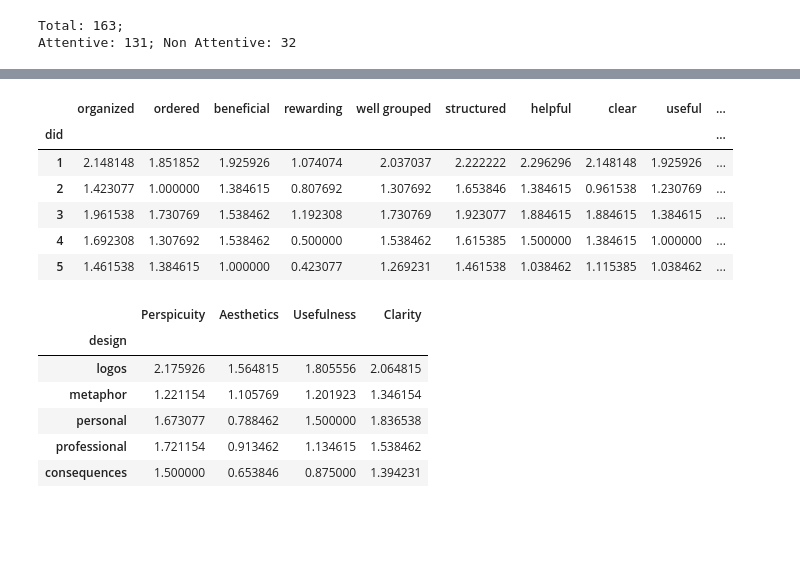
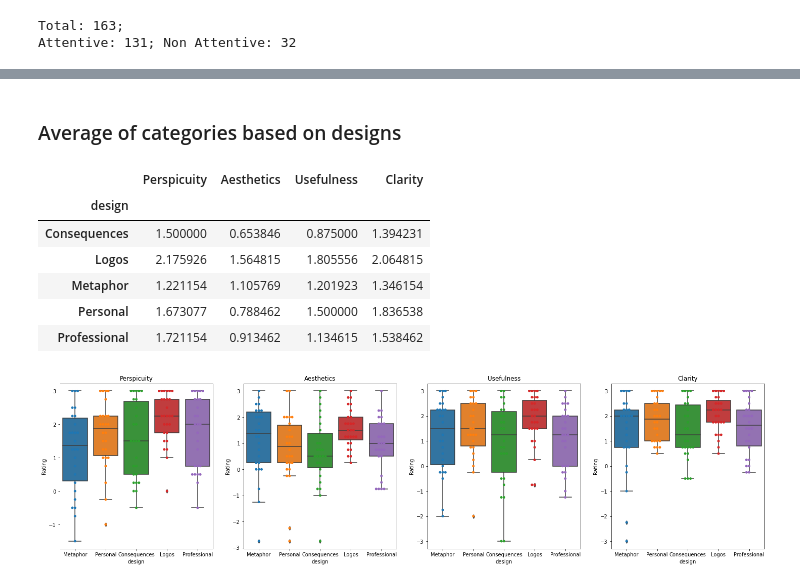
Before and after one commit to rizupaudel/designStudy, a Jupyter notebook: priming/analysis/quest.ipynb, the cells around one changed output, grey strips where cells are left out. Saved outputs shown, nothing was run; the diff lists cells and outputs as text; code cells hidden in the pictures; blank space fills up the shorter version.

```diff
--- a/priming/analysis/quest.ipynb
+++ b/priming/analysis/quest.ipynb
@@ -50,0 +45,11 @@ display(quest.describe())
+# %%
+cats = {}
+for k, v in quest_map.items():
+    temp = quest[v]
+    cats[k] = temp.mean(axis=1).to_dict()
+quest = pd.DataFrame(cats)
+quest['did'] = dids
+quest['design'] = quest['did'].apply(lambda x: get_design(x))
+quest.drop('did', axis=1, inplace=True)
+display(quest)
+display(quest.describe())
@@ -51,31 +79,23 @@ display(quest.describe())
+# %% [markdown]
+### Average of categories based on designs
 # %%
-quest['did'] = dids
-did_quest = quest.groupby('did').mean()
+did_quest = quest.groupby('design').mean()
 did_quest
 # %% [output]
-|  | organized | ordered | beneficial | rewarding | well grouped | structured | helpful | clear | useful | ... |
-| did |  |  |  |  |  |  |  |  |  | ... |
-| 1 | 2.148148 | 1.851852 | 1.925926 | 1.074074 | 2.037037 | 2.222222 | 2.296296 | 2.148148 | 1.925926 | ... |
-| 2 | 1.423077 | 1.000000 | 1.384615 | 0.807692 | 1.307692 | 1.653846 | 1.384615 | 0.961538 | 1.230769 | ... |
-| 3 | 1.961538 | 1.730769 | 1.538462 | 1.192308 | 1.730769 | 1.923077 | 1.884615 | 1.884615 | 1.384615 | ... |
-| 4 | 1.692308 | 1.307692 | 1.538462 | 0.500000 | 1.538462 | 1.615385 | 1.500000 | 1.384615 | 1.000000 | ... |
-| 5 | 1.461538 | 1.384615 | 1.000000 | 0.423077 | 1.269231 | 1.461538 | 1.038462 | 1.115385 | 1.038462 | ... |
+|  | Perspicuity | Aesthetics | Usefulness | Clarity |
+| design |  |  |  |  |
+| Consequences | 1.500000 | 0.653846 | 0.875000 | 1.394231 |
+| Logos | 2.175926 | 1.564815 | 1.805556 | 2.064815 |
+| Metaphor | 1.221154 | 1.105769 | 1.201923 | 1.346154 |
+| Personal | 1.673077 | 0.788462 | 1.500000 | 1.836538 |
+| Professional | 1.721154 | 0.913462 | 1.134615 | 1.538462 |
-# %%
-cats = {}
-for k, v in quest_map.items():
-    temp = did_quest[v]
-    cats[k] = temp.mean(axis=1).to_dict()
-cats = pd.DataFrame(cats)
-
-cats.index = cats.index.map(get_design)
-cats.index.names = ['design']
-cats
-# %% [output]
-|  | Perspicuity | Aesthetics | Usefulness | Clarity |
-| design |  |  |  |  |
-| logos | 2.175926 | 1.564815 | 1.805556 | 2.064815 |
-| metaphor | 1.221154 | 1.105769 | 1.201923 | 1.346154 |
-| personal | 1.673077 | 0.788462 | 1.500000 | 1.836538 |
-| professional | 1.721154 | 0.913462 | 1.134615 | 1.538462 |
-| consequences | 1.500000 | 0.653846 | 0.875000 | 1.394231 |
+# %%
+fig, axes = plt.subplots(1, 4, figsize=(25, 6))
+for i, param in enumerate(quest_map):
+    sns.boxplot(data=quest, x='design', y=param, ax=axes[i])
+    sns.swarmplot(data=quest, x='design', y=param, ax=axes[i])
+    axes[i].set_ylabel('Rating')
+    axes[i].set_title(param)
+# %% [output]
+[figure, added]
 # %%
```
Also changed, not shown: parts of 16 cells of this notebook, 9 other files.
